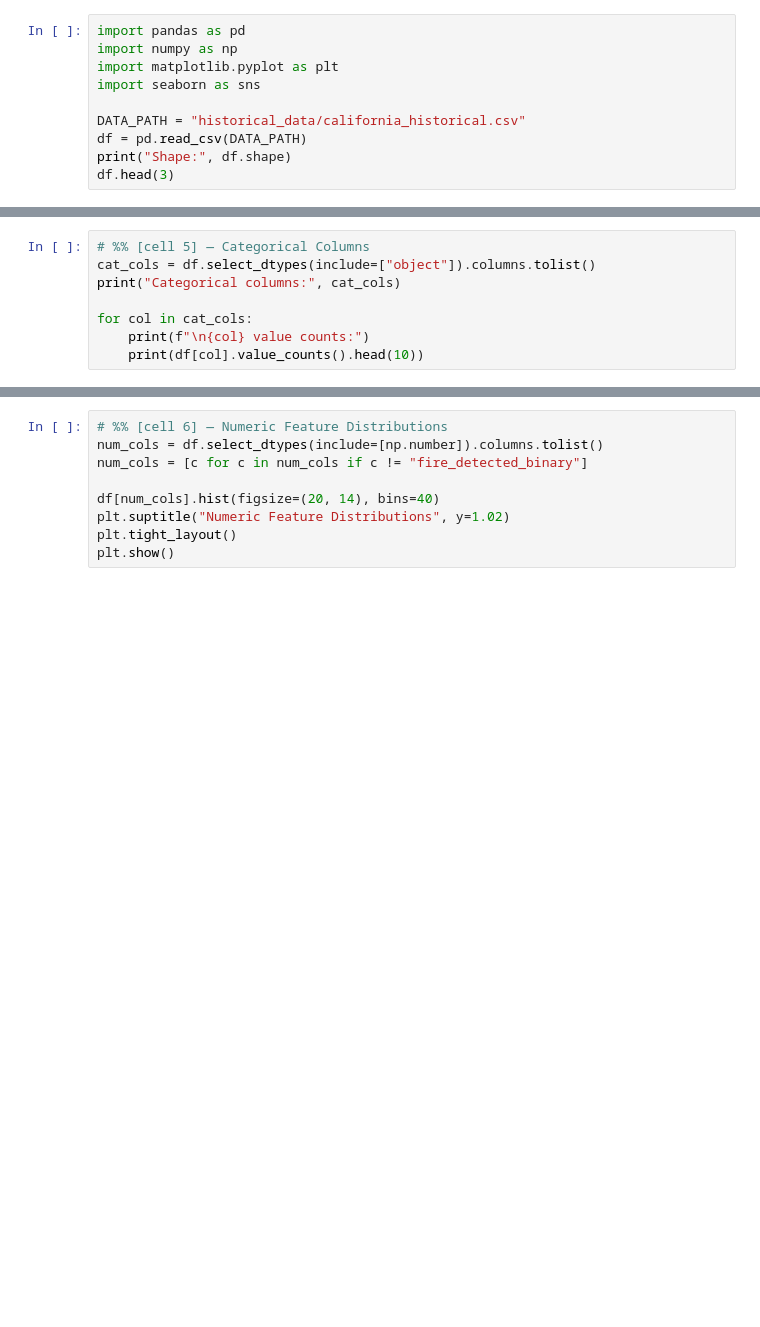
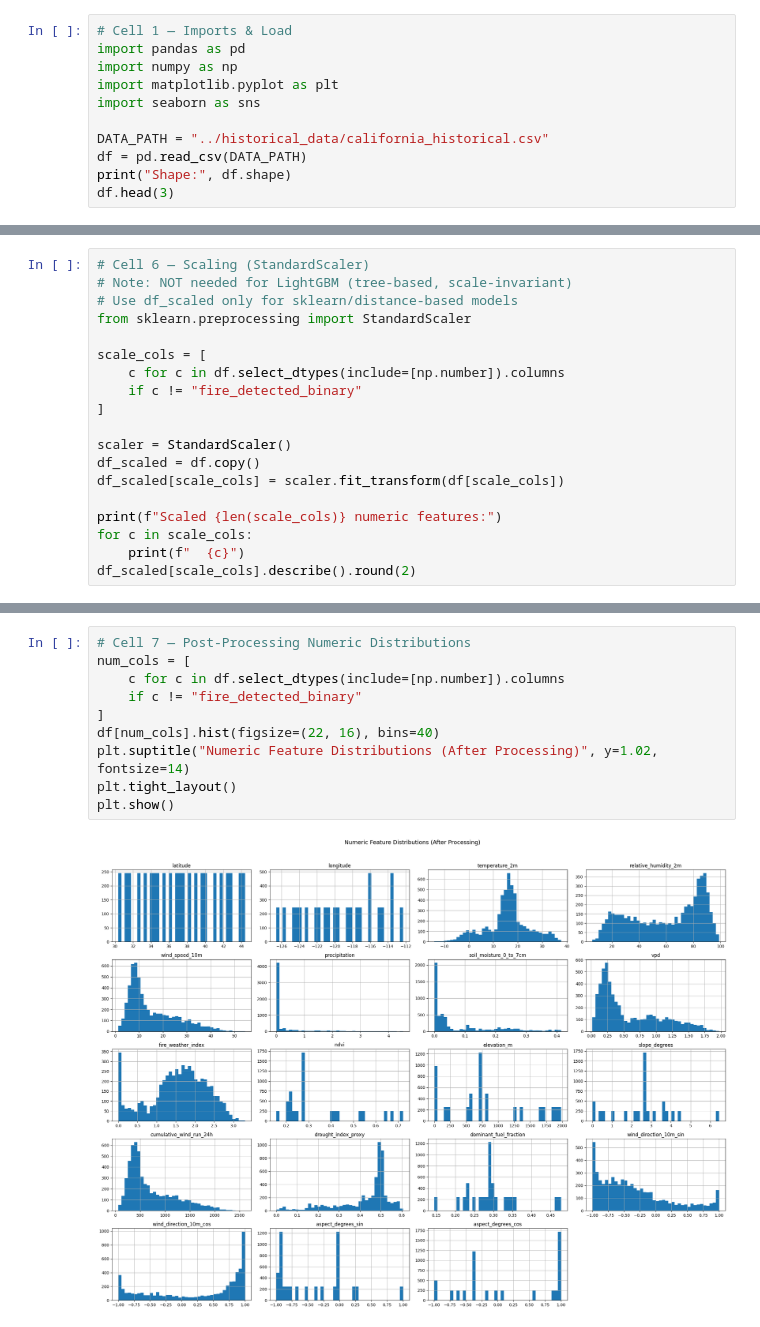
Before and after one commit to Scofe-C/wildfire_detection, a Jupyter notebook: model-pipeline/experimentation/california.ipynb, the cells around one changed output, grey strips where cells are left out. Saved outputs shown, nothing was run; the diff lists cells and outputs as text; blank space fills up the shorter version.

```diff
--- a/model-pipeline/experimentation/california.ipynb
+++ b/model-pipeline/experimentation/california.ipynb
@@ -1,10 +1,11 @@
 # %%
+# Cell 1 — Imports & Load
 import pandas as pd
 import numpy as np
 import matplotlib.pyplot as plt
 import seaborn as sns
 
-DATA_PATH = "historical_data/california_historical.csv"
+DATA_PATH = "../historical_data/california_historical.csv"
 df = pd.read_csv(DATA_PATH)
 print("Shape:", df.shape)
 df.head(3)
@@ -37,8 +57,0 @@ print("\nDate range:", df["timestamp"].min(), "→", df["timestamp"].max())
-# %%
-# %% [cell 5] — Categorical Columns
-cat_cols = df.select_dtypes(include=["object"]).columns.tolist()
-print("Categorical columns:", cat_cols)
-
-for col in cat_cols:
-    print(f"\n{col} value counts:")
-    print(df[col].value_counts().head(10))
@@ -44,0 +161,19 @@ for col in cat_cols:
+# %%
+# Cell 6 — Scaling (StandardScaler)
+# Note: NOT needed for LightGBM (tree-based, scale-invariant)
+# Use df_scaled only for sklearn/distance-based models
+from sklearn.preprocessing import StandardScaler
+
+scale_cols = [
+    c for c in df.select_dtypes(include=[np.number]).columns
+    if c != "fire_detected_binary"
+]
+
+scaler = StandardScaler()
+df_scaled = df.copy()
+df_scaled[scale_cols] = scaler.fit_transform(df[scale_cols])
+
+print(f"Scaled {len(scale_cols)} numeric features:")
+for c in scale_cols:
+    print(f"  {c}")
+df_scaled[scale_cols].describe().round(2)
@@ -45,9 +210,12 @@ for col in cat_cols:
 # %%
-# %% [cell 6] — Numeric Feature Distributions
-num_cols = df.select_dtypes(include=[np.number]).columns.tolist()
-num_cols = [c for c in num_cols if c != "fire_detected_binary"]
-
-df[num_cols].hist(figsize=(20, 14), bins=40)
-plt.suptitle("Numeric Feature Distributions", y=1.02)
+# Cell 7 — Post-Processing Numeric Distributions
+num_cols = [
+    c for c in df.select_dtypes(include=[np.number]).columns
+    if c != "fire_detected_binary"
+]
+df[num_cols].hist(figsize=(22, 16), bins=40)
+plt.suptitle("Numeric Feature Distributions (After Processing)", y=1.02, fontsize=14)
 plt.tight_layout()
 plt.show()
+# %% [output]
+[figure, added]
```
Also changed, not shown: parts of 20 cells of this notebook, 4 other files.
